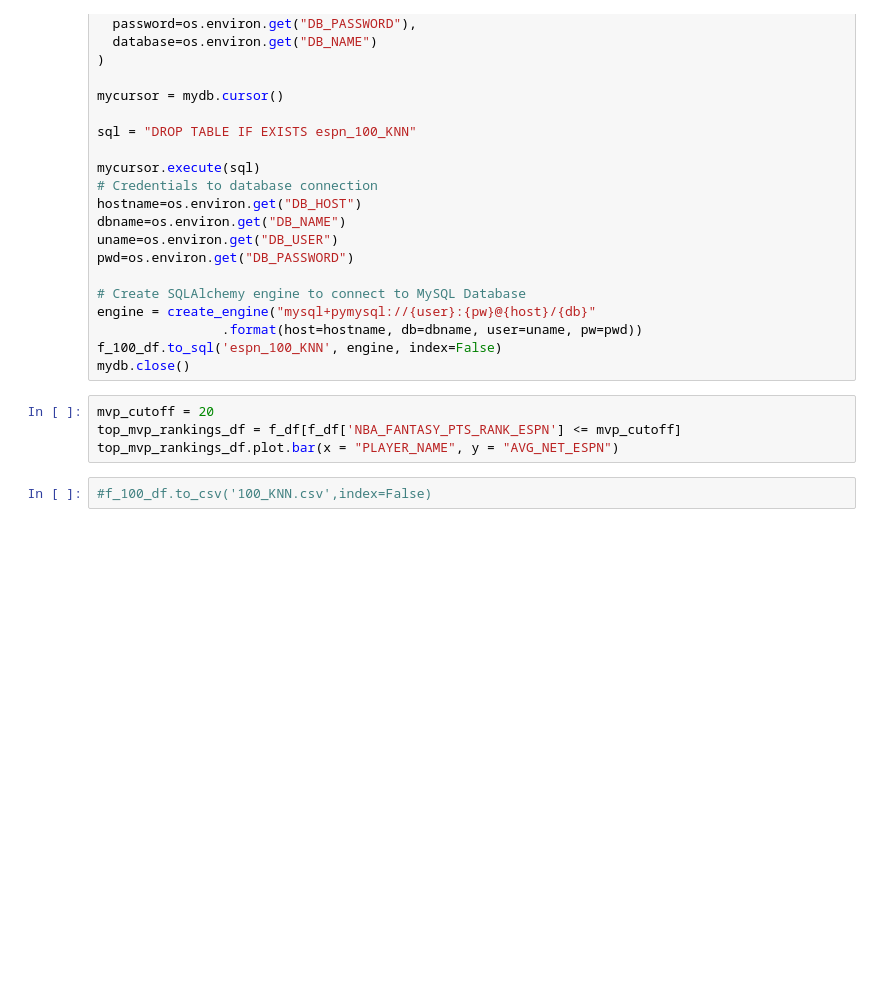
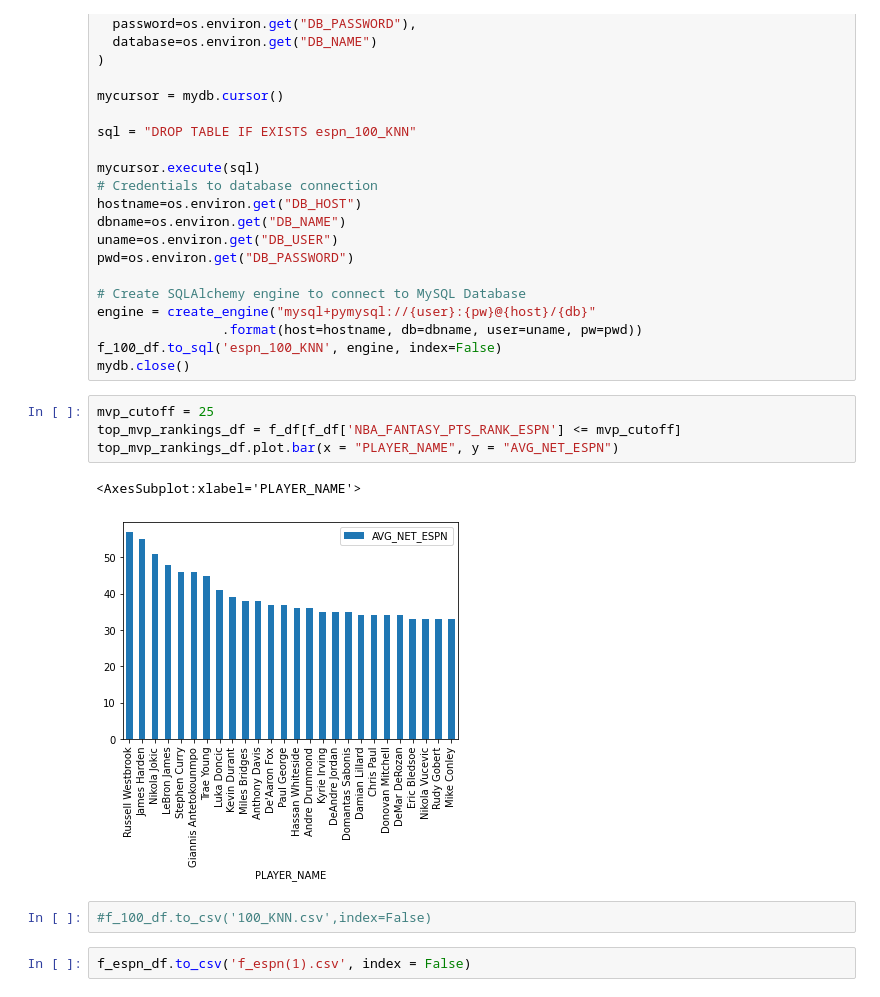
Before and after one commit to jeevanp03/nba_project, a Jupyter notebook: nba_prediction/ML_KNN_Regressor.ipynb, the cells around one changed output. Cells and saved outputs as stored; diff of their text form; blank space fills up the shorter version.

```diff
--- a/nba_prediction/ML_KNN_Regressor.ipynb
+++ b/nba_prediction/ML_KNN_Regressor.ipynb
@@ -188,8 +257,13 @@ engine = create_engine("mysql+pymysql://{user}:{pw}@{host}/{db}"
 f_100_df.to_sql('espn_100_KNN', engine, index=False)
 mydb.close()
 # %%
-mvp_cutoff = 20
+mvp_cutoff = 25
 top_mvp_rankings_df = f_df[f_df['NBA_FANTASY_PTS_RANK_ESPN'] <= mvp_cutoff]
 top_mvp_rankings_df.plot.bar(x = "PLAYER_NAME", y = "AVG_NET_ESPN")
+# %% [output]
+<AxesSubplot:xlabel='PLAYER_NAME'>
+[figure, added]
 # %%
 #f_100_df.to_csv('100_KNN.csv',index=False)
+# %%
+f_espn_df.to_csv('f_espn(1).csv', index = False)
```
Also changed, not shown: parts of 7 cells of this notebook, 14 other files.
